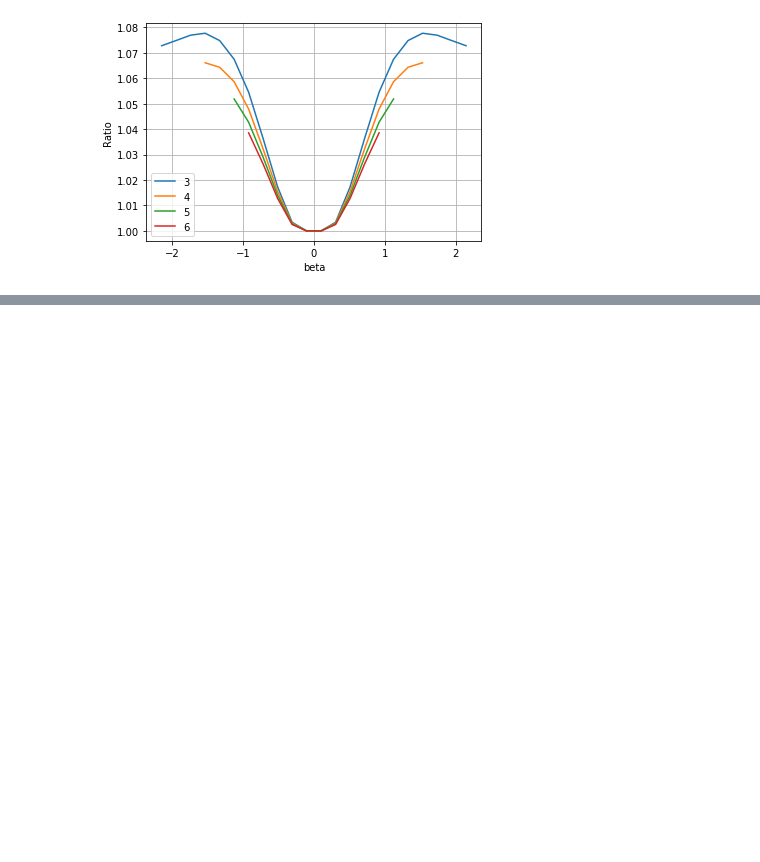
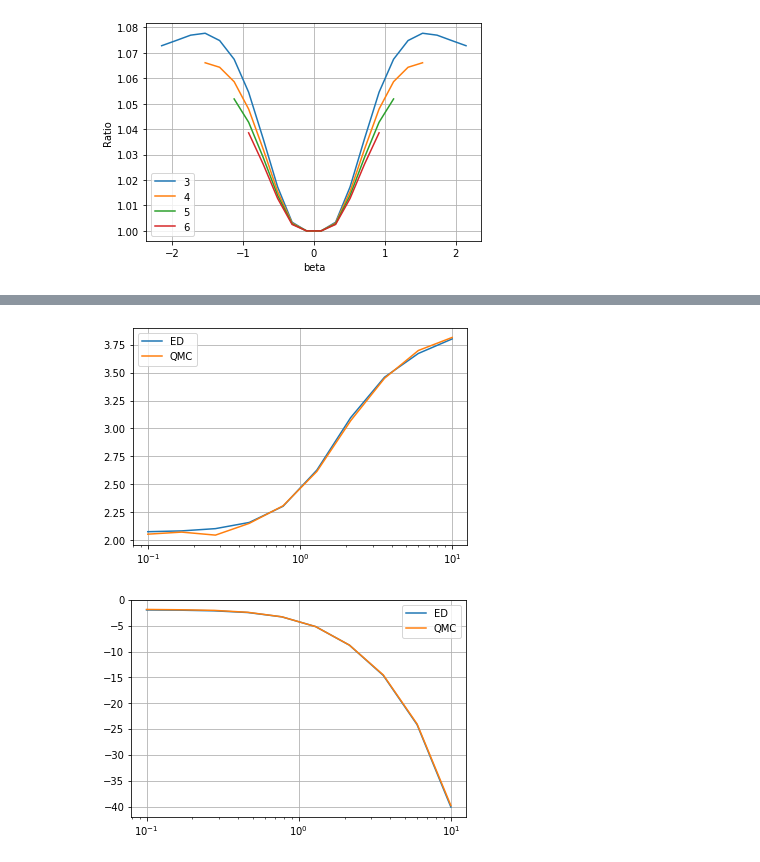
Before and after one commit to Renmusxd/DWave48, a Jupyter notebook: jupyter_notebook/MonteCarloTests.ipynb, the cells around one changed output, grey strips where cells are left out. Cells and saved outputs as stored; diff of their text form; code cells hidden in the pictures; blank space fills up the shorter version.

```diff
--- a/jupyter_notebook/MonteCarloTests.ipynb
+++ b/jupyter_notebook/MonteCarloTests.ipynb
@@ -256,0 +312,40 @@ pyplot.show()
+# %%
+hs = 10**numpy.linspace(-1, 1, 10)
+beta = 1.0
+# %%
+lattice_qmc_data_hs = numpy.zeros(len(hs))
+lattice_qmc_energy_hs = numpy.zeros(len(hs))
+graph = monte_carlo.Lattice(nvars, edges)
+
+for i, h in enumerate(hs):
+    graph.set_transverse_field(h)
+    results = graph.run_quantum_monte_carlo_and_measure_spins(beta, 10000, 8, exponent=2)
+    results, energies = zip(*results)
+    lattice_qmc_data_hs[i] = numpy.mean(results, axis=0)
+    lattice_qmc_energy_hs[i] = numpy.mean(energies)
+# %%
+lattice_ed_data_hs = []
+lattice_ed_energy_hs = []
+
+for h in hs:
+    ham, spin_op = make_ham_and_spin(nvars, edges, h)
+    expm = scipy.linalg.expm(-beta*ham)
+    lattice_ed_data_hs.append(numpy.trace(spin_op @ expm) / numpy.trace(expm))
+    lattice_ed_energy_hs.append(numpy.trace(ham @ expm) / numpy.trace(expm))
+# %%
+pyplot.plot(hs, lattice_ed_data_hs, label='ED')
+pyplot.plot(hs, lattice_qmc_data_hs, label='QMC')
+pyplot.xscale("log")
+pyplot.legend()
+pyplot.grid()
+pyplot.show()
+
+pyplot.plot(hs, lattice_ed_energy_hs, label='ED')
+pyplot.plot(hs, lattice_qmc_energy_hs, label='QMC')
+pyplot.xscale("log")
+pyplot.grid()
+pyplot.legend()
+pyplot.show()
+# %% [output]
+[figure, added]
+[figure, added]
```
Also changed, not shown: parts of 11 cells of this notebook, 2 other files.
